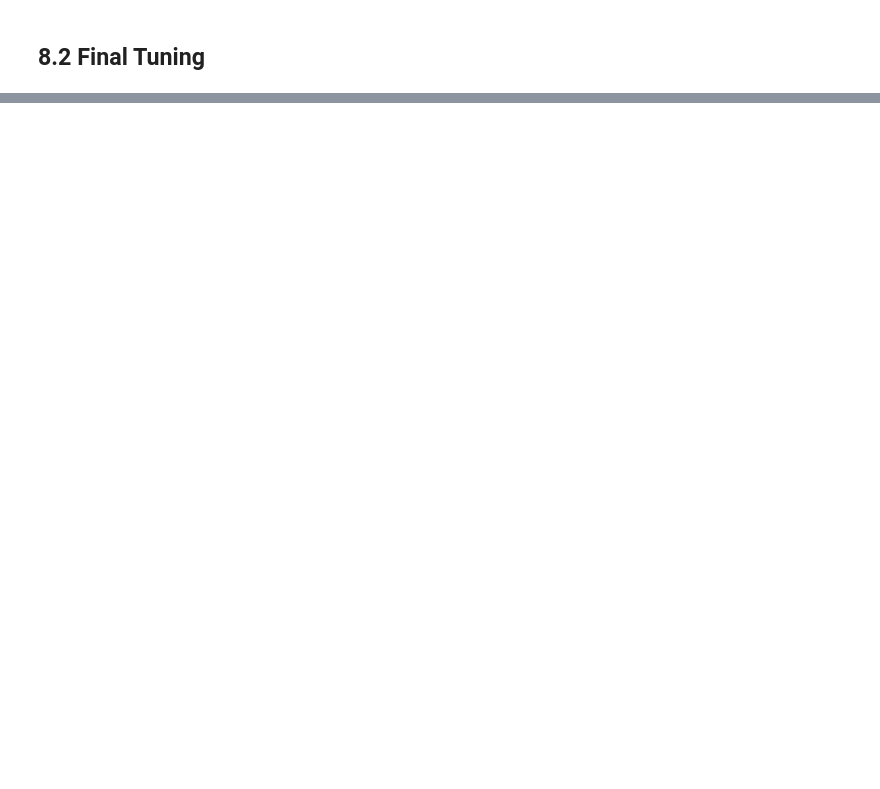
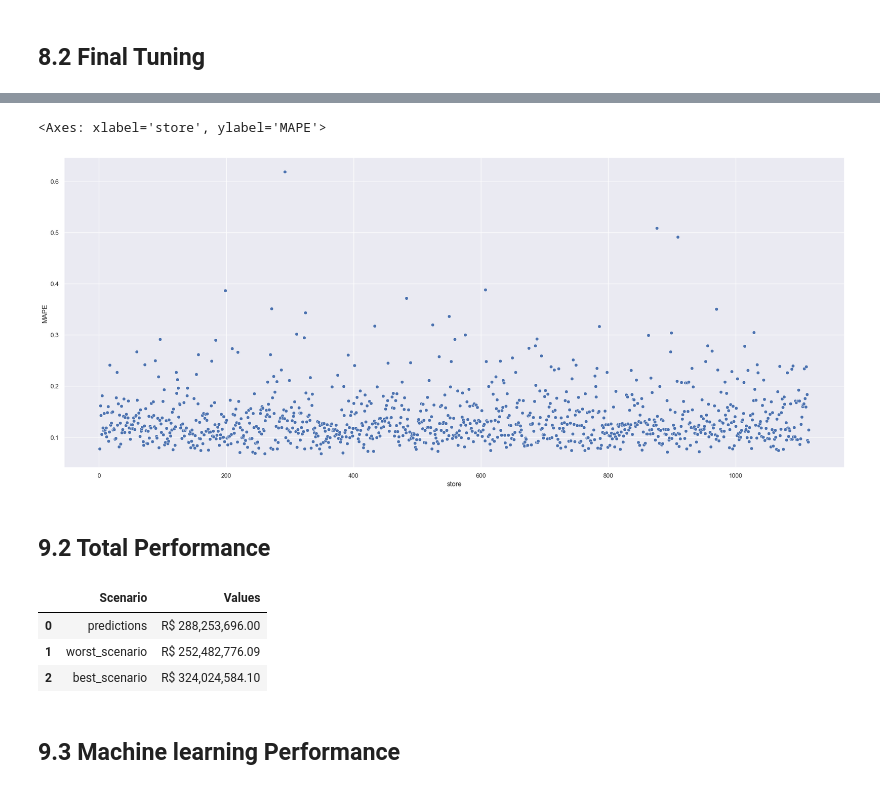
Before and after one commit to victor-bongestab/Rossman-Stores-Sales, a Jupyter notebook: v00_rossman-stores-sales.ipynb, the cells around one changed output, grey strips where cells are left out. Cells and saved outputs as stored; diff of their text form; code cells hidden in the pictures; blank space fills up the shorter version.

```diff
--- a/v01_rossman-stores-sales.ipynb
+++ b/v00_rossman-stores-sales.ipynb
@@ -1818,0 +1903,6 @@ xgb_result_tuned
+# %%
+df9 = x_test[ cols_selected_boruta_full ].copy()
+
+# rescale
+df9['sales'] = np.expm1( df9['sales'] )
+df9['predictions'] = np.expm1( yhat_xgb_tuned )
@@ -1818,0 +1988,18 @@ xgb_result_tuned
+# %%
+# sum of predictions
+df9_1 = df9[ [ 'store', 'predictions'] ].groupby('store').sum().reset_index()
+
+# MAE and MAPE
+df9_aux1 = df9[ [ 'store', 'sales', 'predictions' ] ].groupby('store').apply( lambda x: 36*mean_absolute_error( x['sales'], x['predictions'] ) ).reset_index().rename( columns={ 0: 'MAE' } )
+df9_aux2 = df9[ [ 'store', 'sales', 'predictions' ] ].groupby('store').apply( lambda x: mean_absolute_percentage_error( x['sales'], x['predictions'] ) ).reset_index().rename( columns={ 0: 'MAPE' } )
+
+# Merge
+df9_aux3 = pd.merge( df9_aux1, df9_aux2, how='inner', on='store' )
+df9_2 = pd.merge( df9_1, df9_aux3, how='inner', on='store' )
+
+# Scenarios
+df9_2['worst_scenario'] = df9_2['predictions'] - df9_2['MAE']
+df9_2['best_scenario'] = df9_2['predictions'] + df9_2['MAE']
+
+# order columns
+df9_2 = df9_2[ [ 'store', 'predictions', 'worst_scenario', 'best_scenario', 'MAE', 'MAPE' ] ]
@@ -1818,0 +2015,18 @@ xgb_result_tuned
+# %%
+sns.scatterplot( x='store', y='MAPE', data=df9_2 )
+# %% [output]
+<Axes: xlabel='store', ylabel='MAPE'>
+[figure, added]
+# %% [markdown]
+## 9.2 Total Performance
+# %%
+df9_3 = df9_2[ [ 'predictions', 'worst_scenario', 'best_scenario' ] ].apply( lambda x: np.sum(x), axis=0 ).reset_index().rename( columns={ 'index': 'Scenario', 0: 'Values' } )
+df9_3['Values'] = df9_3['Values'].map( 'R$ {:,.2f}'.format )
+df9_3
+# %% [output]
+|  | Scenario | Values |
+| 0 | predictions | R$ 288,253,696.00 |
+| 1 | worst_scenario | R$ 252,482,776.09 |
+| 2 | best_scenario | R$ 324,024,584.10 |
+# %% [markdown]
+## 9.3 Machine learning Performance
```
Also changed, not shown: parts of 38 cells of this notebook, 4 other files.
